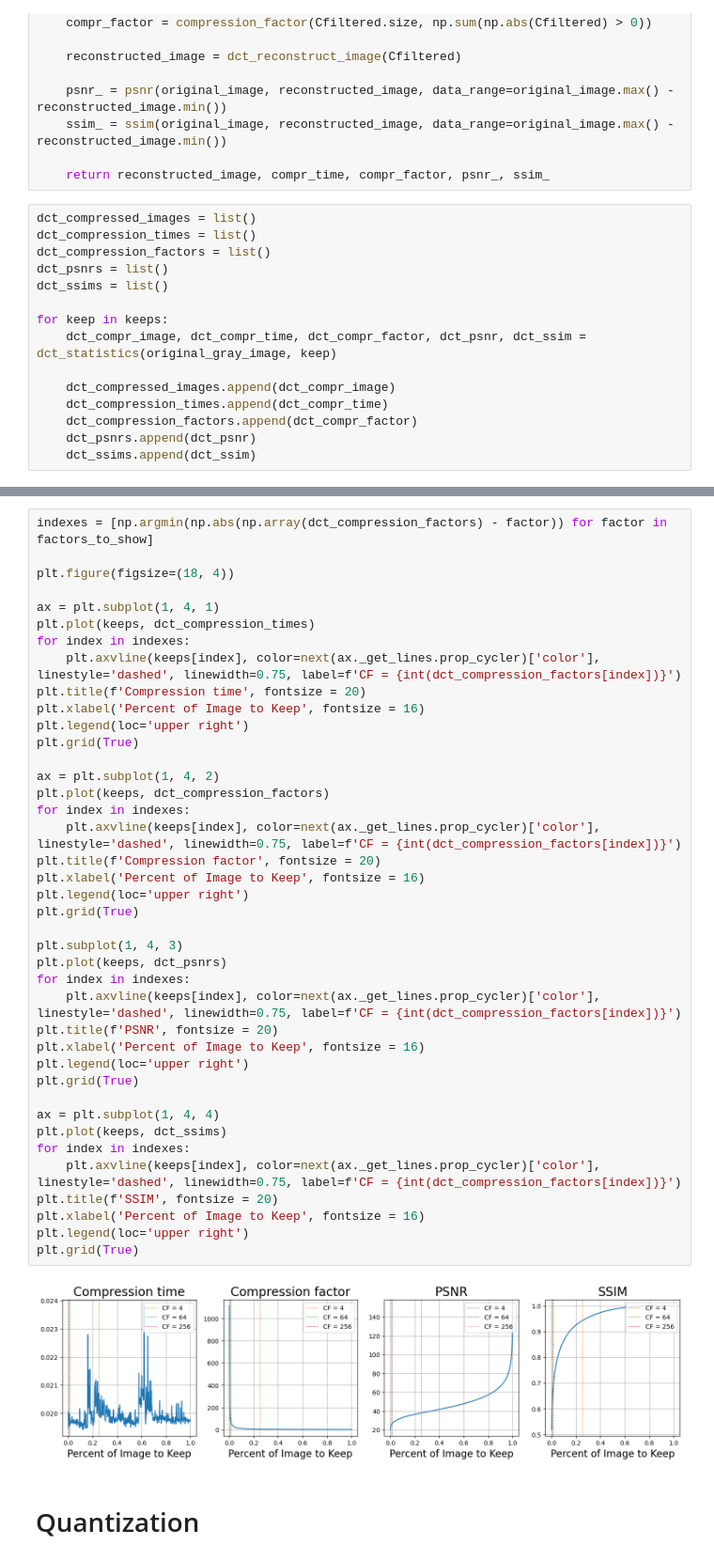
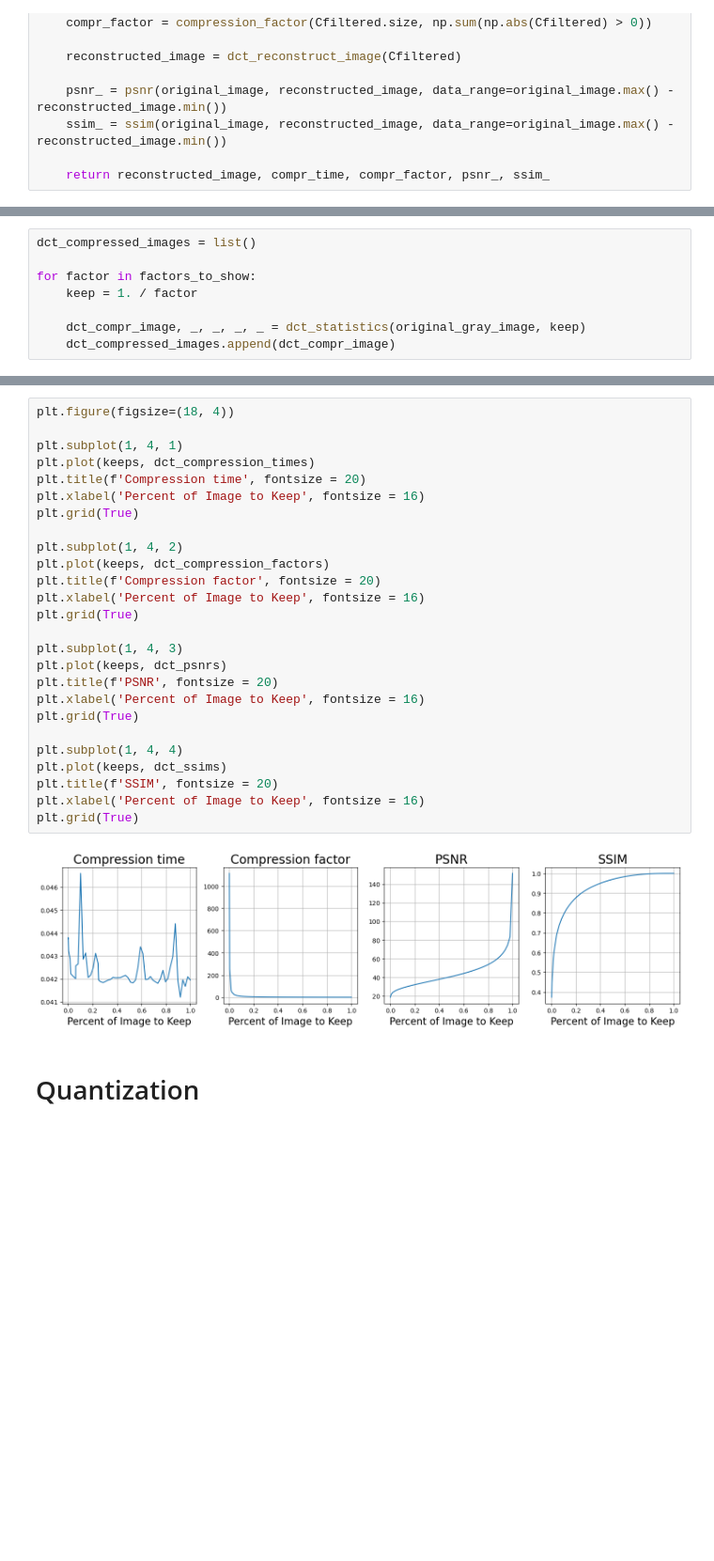
Before and after one commit to mark2002007/LA_Final_Project, a Jupyter notebook: report.ipynb, the cells around one changed output, grey strips where cells are left out. Shown at 94% size. Cells and saved outputs as stored; diff of their text form; blank space fills up the shorter version.

```diff
--- a/report.ipynb
+++ b/report.ipynb
@@ -177,18 +74,3 @@ def dct_statistics(original_image, keep):
     ssim_ = ssim(original_image, reconstructed_image, data_range=original_image.max() - reconstructed_image.min())
 
     return reconstructed_image, compr_time, compr_factor, psnr_, ssim_
-# %%
-dct_compressed_images = list()
-dct_compression_times = list()
-dct_compression_factors = list()
-dct_psnrs = list()
-dct_ssims = list()
-
-for keep in keeps:
-    dct_compr_image, dct_compr_time, dct_compr_factor, dct_psnr, dct_ssim = dct_statistics(original_gray_image, keep)
-
-    dct_compressed_images.append(dct_compr_image)
-    dct_compression_times.append(dct_compr_time)
-    dct_compression_factors.append(dct_compr_factor)
-    dct_psnrs.append(dct_psnr)
-    dct_ssims.append(dct_ssim)
@@ -195,3 +79,11 @@ for keep in keeps:
+# %%
+dct_compressed_images = list()
+
+for factor in factors_to_show:
+    keep = 1. / factor
+
+    dct_compr_image, _, _, _, _ = dct_statistics(original_gray_image, keep)
+    dct_compressed_images.append(dct_compr_image)
 # %%
 plt.figure(figsize=(14, 8))
 
@@ -209,45 +132,31 @@ for j, factor in enumerate(factors_to_show, start=1):
 # %%
-indexes = [np.argmin(np.abs(np.array(dct_compression_factors) - factor)) for factor in factors_to_show]
-
 plt.figure(figsize=(18, 4))
 
-ax = plt.subplot(1, 4, 1)
+plt.subplot(1, 4, 1)
 plt.plot(keeps, dct_compression_times)
-for index in indexes:
-    plt.axvline(keeps[index], color=next(ax._get_lines.prop_cycler)['color'], linestyle='dashed', linewidth=0.75, label=f'CF = {int(dct_compression_factors[index])}')
 plt.title(f'Compression time', fontsize = 20)
 plt.xlabel('Percent of Image to Keep', fontsize = 16)
-plt.legend(loc='upper right')
 plt.grid(True)
 
-ax = plt.subplot(1, 4, 2)
+plt.subplot(1, 4, 2)
 plt.plot(keeps, dct_compression_factors)
-for index in indexes:
-    plt.axvline(keeps[index], color=next(ax._get_lines.prop_cycler)['color'], linestyle='dashed', linewidth=0.75, label=f'CF = {int(dct_compression_factors[index])}')
 plt.title(f'Compression factor', fontsize = 20)
 plt.xlabel('Percent of Image to Keep', fontsize = 16)
-plt.legend(loc='upper right')
 plt.grid(True)
 
 plt.subplot(1, 4, 3)
 plt.plot(keeps, dct_psnrs)
-for index in indexes:
-    plt.axvline(keeps[index], color=next(ax._get_lines.prop_cycler)['color'], linestyle='dashed', linewidth=0.75, label=f'CF = {int(dct_compression_factors[index])}')
 plt.title(f'PSNR', fontsize = 20)
 plt.xlabel('Percent of Image to Keep', fontsize = 16)
-plt.legend(loc='upper right')
 plt.grid(True)
 
-ax = plt.subplot(1, 4, 4)
+plt.subplot(1, 4, 4)
 plt.plot(keeps, dct_ssims)
-for index in indexes:
-    plt.axvline(keeps[index], color=next(ax._get_lines.prop_cycler)['color'], linestyle='dashed', linewidth=0.75, label=f'CF = {int(dct_compression_factors[index])}')
 plt.title(f'SSIM', fontsize = 20)
 plt.xlabel('Percent of Image to Keep', fontsize = 16)
-plt.legend(loc='upper right')
 plt.grid(True)
 # %% [output]
-[figure, old version]
+[figure, new version]
 # %% [markdown]
 # Quantization
 # %%
```
Also changed, not shown: parts of 15 cells of this notebook.
